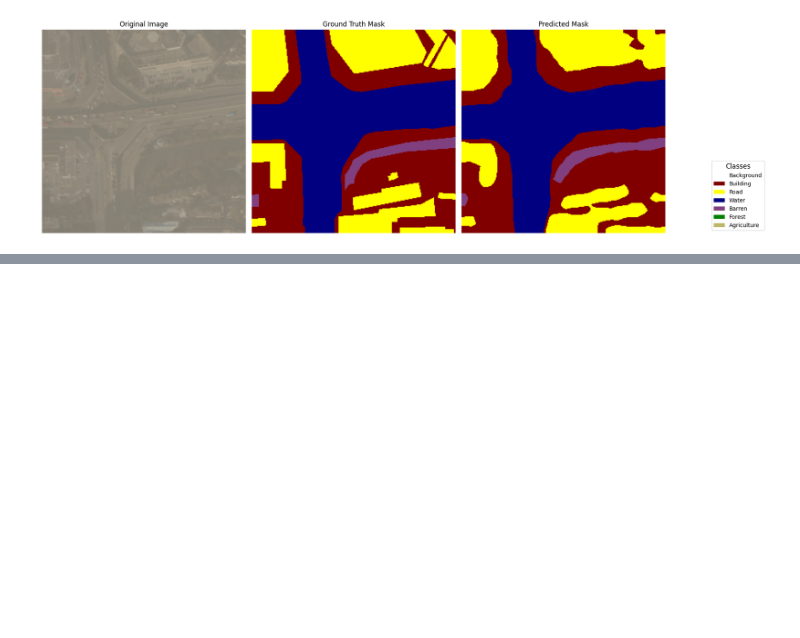
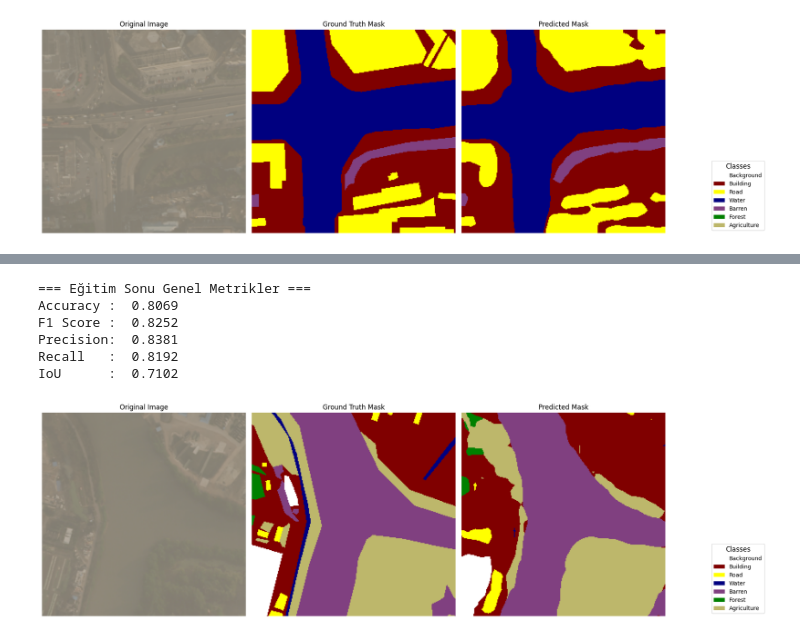
Before and after one commit to OmerrYildirim/HuaweiProject, a Jupyter notebook: Huawei_Project.ipynb, the cells around one changed output, grey strips where cells are left out. Saved outputs shown, nothing was run; the diff lists cells and outputs as text; code cells hidden in the pictures; blank space fills up the shorter version.

```diff
--- a/Huawei_Project.ipynb
+++ b/Huawei_Project.ipynb
@@ -959,0 +1115,38 @@ def visualize_prediction(model, dataloader, device):
+# %%
+# Eğitim sonrası model performansını değerlendirme
+model.eval()
+all_preds = []
+all_targets = []
+num_classes = 7
+
+with torch.no_grad():
+    for images, masks in train_loader:
+        images = images.to(device)
+        masks = masks.to(device)
+
+        outputs = model(images)  # [B, C, H, W]
+        preds = torch.argmax(outputs, dim=1)  # [B, H, W]
+
+        all_preds.append(preds.cpu())
+        all_targets.append(masks.cpu())
+
+# Tüm batch'leri birleştir
+all_preds = torch.cat(all_preds, dim=0)
+all_targets = torch.cat(all_targets, dim=0)
+
+# Metrikleri hesapla
+precision, recall, f1, acc, iou = calculate_metrics(all_preds, all_targets, num_classes)
+
+print("\n=== Eğitim Sonu Genel Metrikler ===")
+print(f"Accuracy :  {acc:.4f}")
+print(f"F1 Score :  {f1:.4f}")
+print(f"Precision:  {precision:.4f}")
+print(f"Recall   :  {recall:.4f}")
+print(f"IoU      :  {iou:.4f}")
+# %% [output]
+=== Eğitim Sonu Genel Metrikler ===
+Accuracy :  0.8069
+F1 Score :  0.8252
+Precision:  0.8381
+Recall   :  0.8192
+IoU      :  0.7102
@@ -959,0 +1245,4 @@ def visualize_prediction(model, dataloader, device):
+# %%
+visualize_prediction(model, train_loader, device)
+# %% [output]
+[figure, added]
```
Also changed, not shown: parts of 14 cells of this notebook.
